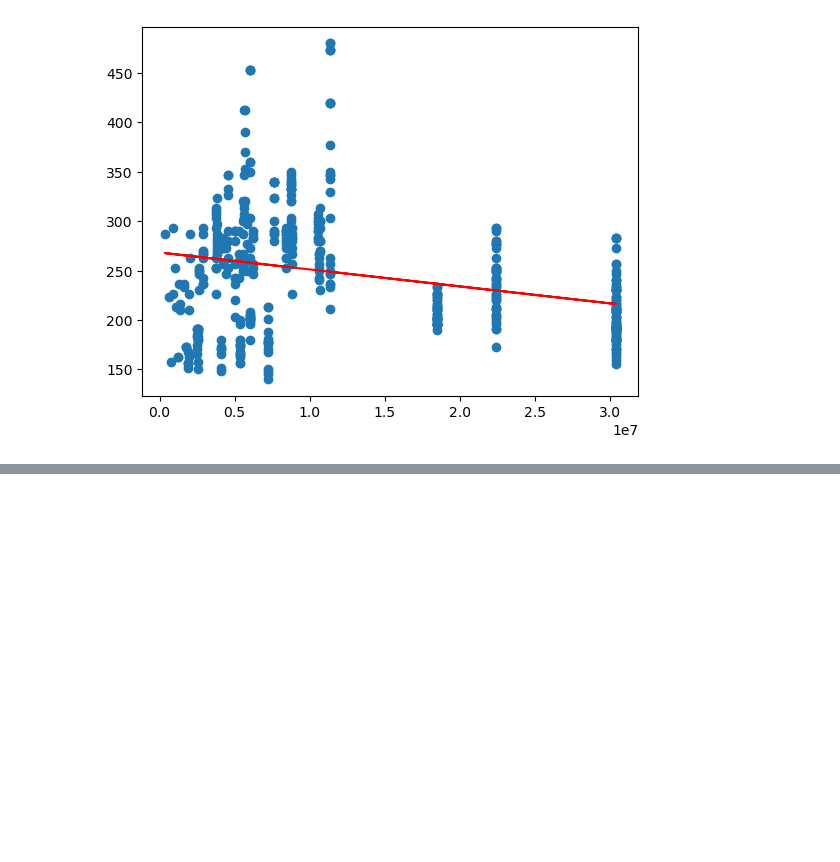
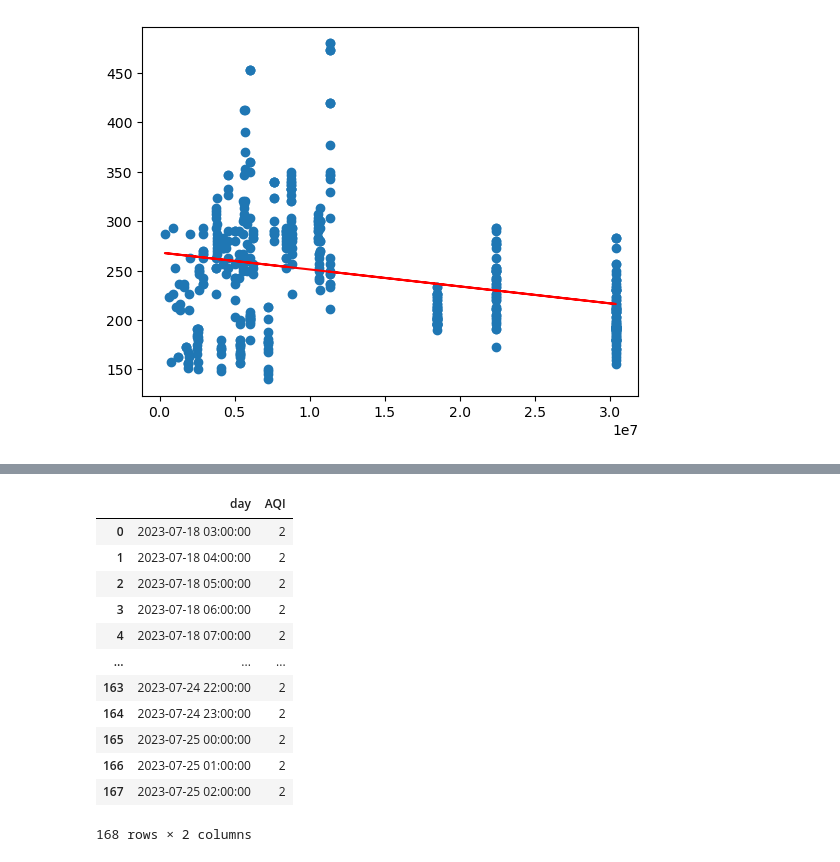
Before and after one commit to JayashreeKotte/Project-1, a Jupyter notebook: city_analysis_2023.ipynb, the cells around one changed output, grey strips where cells are left out. Saved outputs shown, nothing was run; the diff lists cells and outputs as text; code cells hidden in the pictures; blank space fills up the shorter version.

```diff
--- a/city_analysis_2023.ipynb
+++ b/city_analysis_2023.ipynb
@@ -408,0 +484,18 @@ The correlation between both factors is -0.28
+# %%
+time_df = time_df[["day", "AQI"]]
+
+time_df
+# %% [output]
+|  | day | AQI |
+| 0 | 2023-07-18 03:00:00 | 2 |
+| 1 | 2023-07-18 04:00:00 | 2 |
+| 2 | 2023-07-18 05:00:00 | 2 |
+| 3 | 2023-07-18 06:00:00 | 2 |
+| 4 | 2023-07-18 07:00:00 | 2 |
+| ... | ... | ... |
+| 163 | 2023-07-24 22:00:00 | 2 |
+| 164 | 2023-07-24 23:00:00 | 2 |
+| 165 | 2023-07-25 00:00:00 | 2 |
+| 166 | 2023-07-25 01:00:00 | 2 |
+| 167 | 2023-07-25 02:00:00 | 2 |
+168 rows × 2 columns
```
Also changed, not shown: parts of 8 cells of this notebook.
